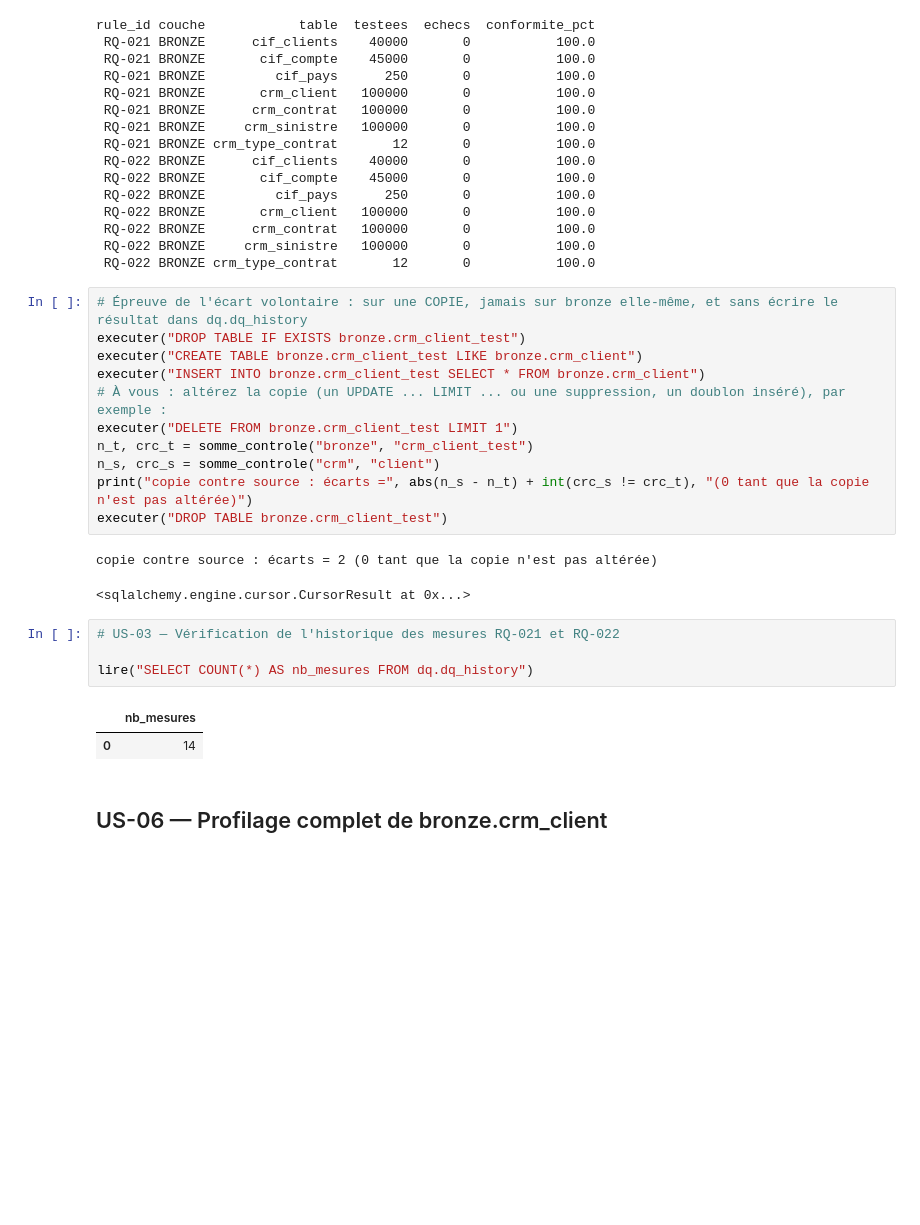
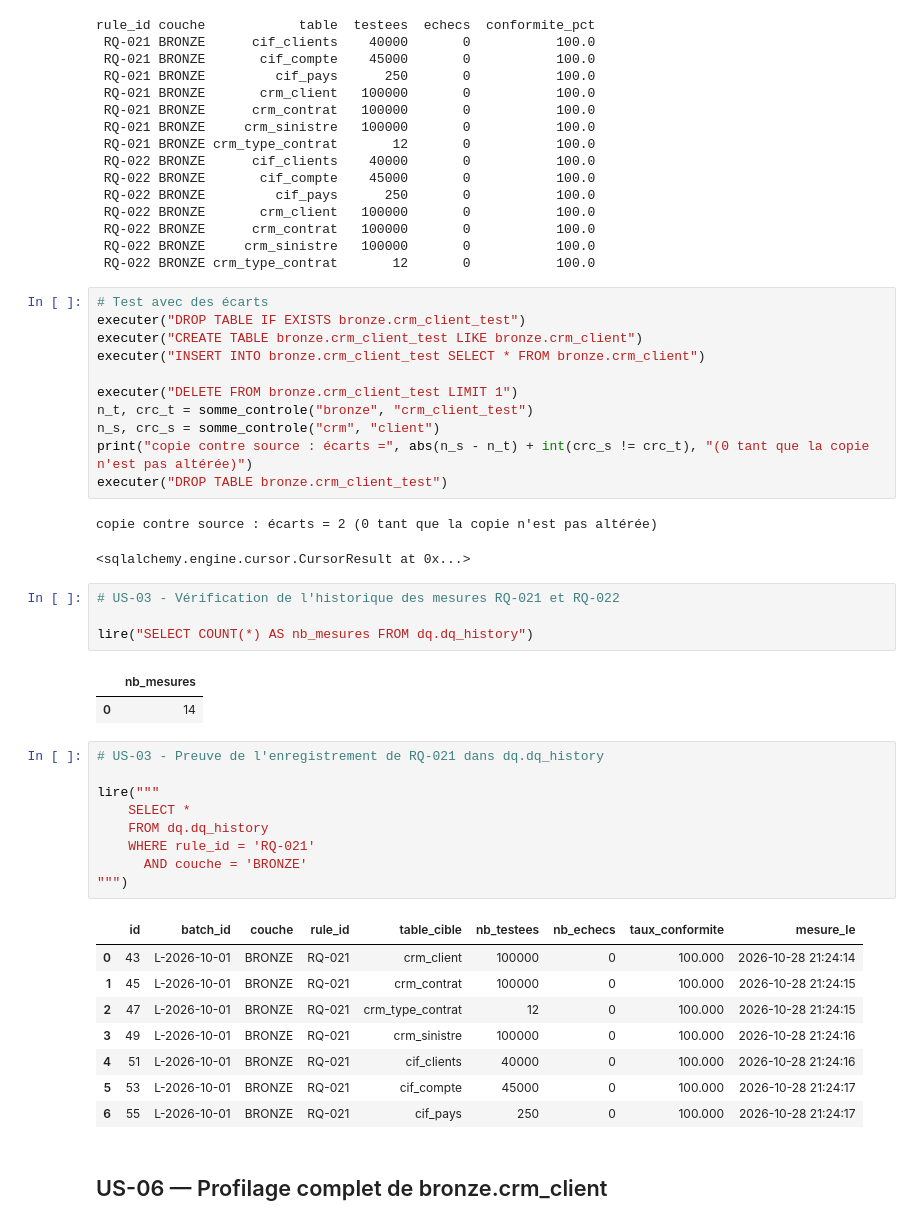
Before and after one commit to ELDERO-coder/td-qualite-g05, a Jupyter notebook: notebooks/S1_bronze_profilage.ipynb, the cells around one changed output. Drawn from its saved outputs; the diff is of its cells as text; blank space fills up the shorter version.

Commit message:
S1: finalisation du profilage et des preuves de qualite

```diff
--- a/notebooks/S1_bronze_profilage.ipynb
+++ b/notebooks/S1_bronze_profilage.ipynb
@@ -208,11 +209,11 @@ rule_id couche            table  testees  echecs  conformite_pct
  RQ-022 BRONZE     crm_sinistre   100000       0           100.0
  RQ-022 BRONZE crm_type_contrat       12       0           100.0
 # %%
-# Épreuve de l'écart volontaire : sur une COPIE, jamais sur bronze elle-même, et sans écrire le résultat dans dq.dq_history
+# Test avec des écarts
 executer("DROP TABLE IF EXISTS bronze.crm_client_test")
 executer("CREATE TABLE bronze.crm_client_test LIKE bronze.crm_client")
 executer("INSERT INTO bronze.crm_client_test SELECT * FROM bronze.crm_client")
-# À vous : altérez la copie (un UPDATE ... LIMIT ... ou une suppression, un doublon inséré), par exemple :
+
 executer("DELETE FROM bronze.crm_client_test LIMIT 1")
 n_t, crc_t = somme_controle("bronze", "crm_client_test")
 n_s, crc_s = somme_controle("crm", "client")
@@ -222,12 +223,30 @@ executer("DROP TABLE bronze.crm_client_test")
 copie contre source : écarts = 2 (0 tant que la copie n'est pas altérée)
 <sqlalchemy.engine.cursor.CursorResult at 0x...>
 # %%
-# US-03 — Vérification de l'historique des mesures RQ-021 et RQ-022
+# US-03 - Vérification de l'historique des mesures RQ-021 et RQ-022
 
 lire("SELECT COUNT(*) AS nb_mesures FROM dq.dq_history")
 # %% [output]
 |  | nb_mesures |
 | 0 | 14 |
+# %%
+# US-03 - Preuve de l'enregistrement de RQ-021 dans dq.dq_history
+
+lire("""
+    SELECT *
+    FROM dq.dq_history
+    WHERE rule_id = 'RQ-021'
+      AND couche = 'BRONZE'
+""")
+# %% [output]
+|  | id | batch_id | couche | rule_id | table_cible | nb_testees | nb_echecs | taux_conformite | mesure_le |
+| 0 | 43 | L-2026-10-01 | BRONZE | RQ-021 | crm_client | 100000 | 0 | 100.000 | 2026-10-28 21:24:14 |
+| 1 | 45 | L-2026-10-01 | BRONZE | RQ-021 | crm_contrat | 100000 | 0 | 100.000 | 2026-10-28 21:24:15 |
+| 2 | 47 | L-2026-10-01 | BRONZE | RQ-021 | crm_type_contrat | 12 | 0 | 100.000 | 2026-10-28 21:24:15 |
+| 3 | 49 | L-2026-10-01 | BRONZE | RQ-021 | crm_sinistre | 100000 | 0 | 100.000 | 2026-10-28 21:24:16 |
+| 4 | 51 | L-2026-10-01 | BRONZE | RQ-021 | cif_clients | 40000 | 0 | 100.000 | 2026-10-28 21:24:16 |
+| 5 | 53 | L-2026-10-01 | BRONZE | RQ-021 | cif_compte | 45000 | 0 | 100.000 | 2026-10-28 21:24:17 |
+| 6 | 55 | L-2026-10-01 | BRONZE | RQ-021 | cif_pays | 250 | 0 | 100.000 | 2026-10-28 21:24:17 |
 # %% [markdown]
 ## US-06 — Profilage complet de bronze.crm_client
 # %%
```
Also changed, not shown: parts of 26 cells of this notebook, 2 other files.
